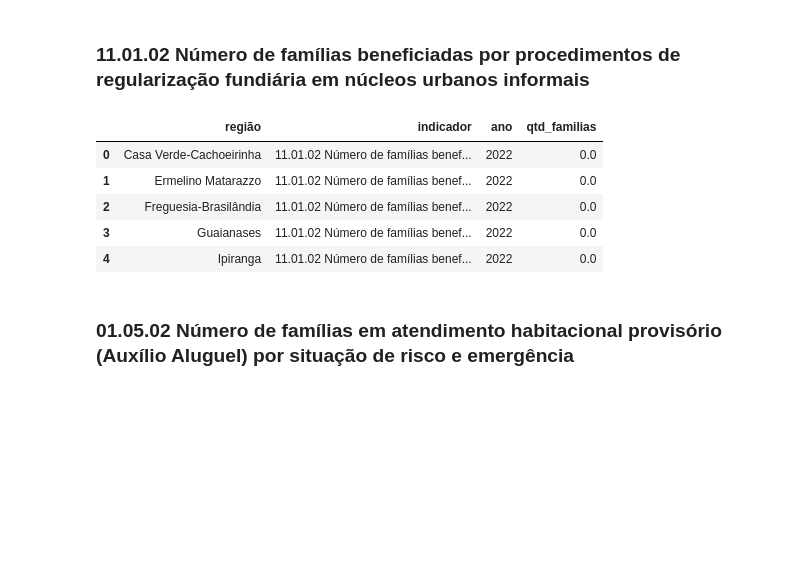
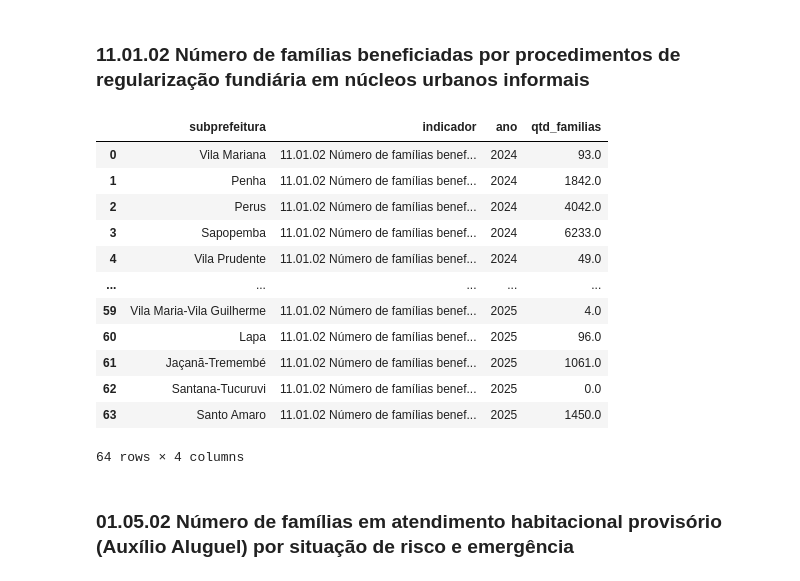
Before and after one commit to ObservatorioPoliticasTCM/datasp-dados, a Jupyter notebook: rendered_notebooks/urbanismo/05 ObservaSampa - extração.ipynb, the cells around one changed output. Drawn from its saved outputs; the diff is of its cells as text; code cells hidden in the pictures; blank space fills up the shorter version.

```diff
--- a/rendered_notebooks/urbanismo/05 ObservaSampa - extração.ipynb
+++ b/rendered_notebooks/urbanismo/05 ObservaSampa - extração.ipynb
@@ -80,6 +84,12 @@ def padronizar_subprefeitura(regiao: str) -> str:
     if pd.isna(regiao): return 'Sem informação'
     return unidecode(regiao).strip().lower()
 # %%
-def tratar_indicador_regionalizado(df: pd.DataFrame) -> pd.DataFrame:
-    df = df[df['nivel_regional'] == 'Subprefeitura']
+def filtrar_nivel_regional(df: pd.DataFrame, indicador_regionalizado: bool) -> pd.DataFrame:
+    if indicador_regionalizado:
+        df = df[df['nivel_regional'] == 'Subprefeitura']
+        df = df.rename(columns={'região': 'subprefeitura'})
+    else:
+        df = df[df['nivel_regional'] == 'Município']
+        df = df.drop(columns=['região'])
+    df = df.drop(columns=['nivel_regional'])
     return df
@@ -91,10 +96,10 @@ def tratar_indicador_nao_regionalizado(df: pd.DataFrame) -> pd.DataFrame:
 # %%
-def tratar_anos(df: pd.DataFrame,
+def despivotar_anos(df: pd.DataFrame,
                 nome_coluna_valor:str,
-                anos: list[str]=['2022', '2023', '2024']) -> pd.DataFrame:
+                anos: list[str]) -> pd.DataFrame:
 
     # Detectar colunas ID dinamicamente
-    id_cols = [col for col in ['região', 'indicador'] if col in df.columns]
+    id_cols = [col for col in ['subprefeitura', 'indicador'] if col in df.columns]
 
     df = df.melt(
         id_vars=id_cols,
@@ -104,17 +109,19 @@ def tratar_anos(df: pd.DataFrame,
     )
     return df
 # %%
-def pipeline_completa(indicador: str) -> pd.DataFrame:
+def pipeline_completa(indicador: str, anos: list[str]=['2024', '2025']) -> pd.DataFrame:
     indicador_info = next((item for item in indicadores_observa if item['nome_curto'] == indicador), None)
 
     df_bom = extrair_observa(indicador_info['id_observa'])
 
     if df_bom['nivel_regional'].str.lower().str.contains('subprefeitura').any():
-        df_bom = tratar_indicador_regionalizado(df_bom)
+        df_bom = filtrar_nivel_regional(df_bom, indicador_regionalizado=True)
     else:
-        df_bom = tratar_indicador_nao_regionalizado(df_bom)
+        df_bom = filtrar_nivel_regional(df_bom, indicador_regionalizado=False)
 
-    df_bom = tratar_anos(df_bom, nome_coluna_valor=indicador_info['nome_coluna_valor'])
+    df_bom = despivotar_anos(df_bom,
+                                nome_coluna_valor=indicador_info['nome_coluna_valor'],
+                                anos=anos)
 
     return df_bom
 # %% [markdown]
@@ -122,14 +129,21 @@ def pipeline_completa(indicador: str) -> pd.DataFrame:
 # %%
 
 df_110102 = pipeline_completa('indicador_110102')
-df_110102.head()
+df_110102
 # %% [output]
-|  | região | indicador | ano | qtd_familias |
-| 0 | Casa Verde-Cachoeirinha | 11.01.02 Número de famílias benef... | 2022 | 0.0 |
-| 1 | Ermelino Matarazzo | 11.01.02 Número de famílias benef... | 2022 | 0.0 |
-| 2 | Freguesia-Brasilândia | 11.01.02 Número de famílias benef... | 2022 | 0.0 |
-| 3 | Guaianases | 11.01.02 Número de famílias benef... | 2022 | 0.0 |
-| 4 | Ipiranga | 11.01.02 Número de famílias benef... | 2022 | 0.0 |
+|  | subprefeitura | indicador | ano | qtd_familias |
+| 0 | Vila Mariana | 11.01.02 Número de famílias benef... | 2024 | 93.0 |
+| 1 | Penha | 11.01.02 Número de famílias benef... | 2024 | 1842.0 |
+| 2 | Perus | 11.01.02 Número de famílias benef... | 2024 | 4042.0 |
+| 3 | Sapopemba | 11.01.02 Número de famílias benef... | 2024 | 6233.0 |
+| 4 | Vila Prudente | 11.01.02 Número de famílias benef... | 2024 | 49.0 |
+| ... | ... | ... | ... | ... |
+| 59 | Vila Maria-Vila Guilherme | 11.01.02 Número de famílias benef... | 2025 | 4.0 |
+| 60 | Lapa | 11.01.02 Número de famílias benef... | 2025 | 96.0 |
+| 61 | Jaçanã-Tremembé | 11.01.02 Número de famílias benef... | 2025 | 1061.0 |
+| 62 | Santana-Tucuruvi | 11.01.02 Número de famílias benef... | 2025 | 0.0 |
+| 63 | Santo Amaro | 11.01.02 Número de famílias benef... | 2025 | 1450.0 |
+64 rows × 4 columns
 # %% [markdown]
 ### 01.05.02 Número de famílias em atendimento habitacional provisório (Auxílio Aluguel) por situação de risco e emergência
 # %%
```
Also changed, not shown: parts of 11 cells of this notebook, 3 other files.
